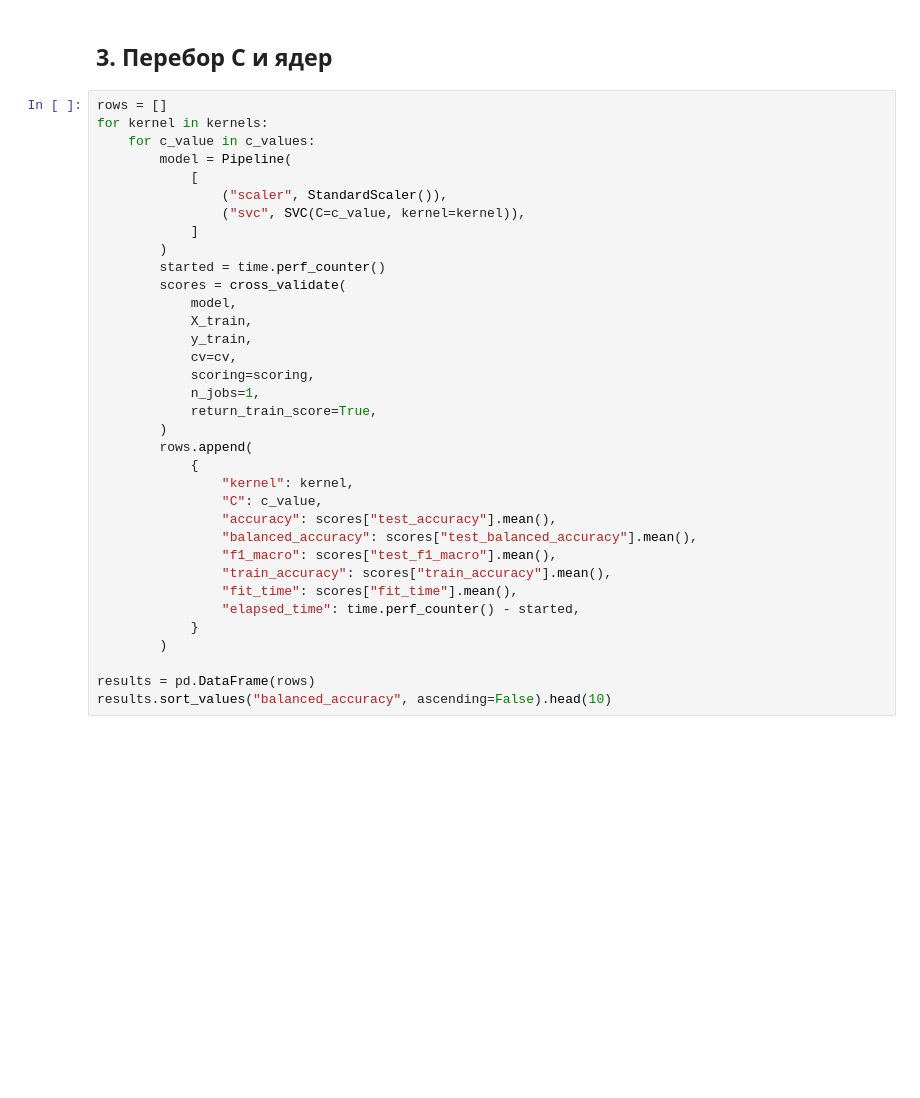
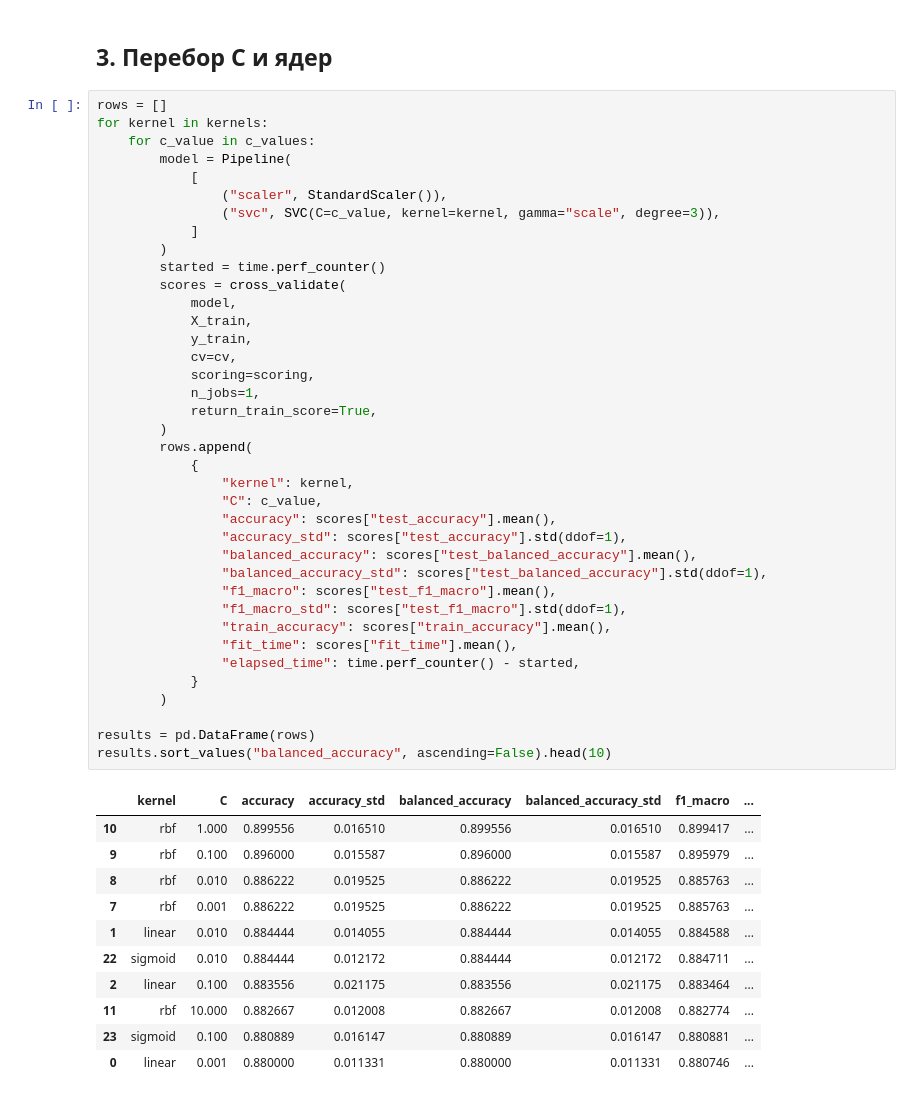
Before and after one commit to Graukern/ml-basics-labs, a Jupyter notebook: individual-assignments/20-Шильдт-Даниэль/src/solution.ipynb, the cells around one changed output. Saved outputs shown, nothing was run; the diff lists cells and outputs as text; blank space fills up the shorter version.

```diff
--- a/individual-assignments/20-Шильдт-Даниэль/src/solution.ipynb
+++ b/individual-assignments/20-Шильдт-Даниэль/src/solution.ipynb
@@ -62,31 +73,46 @@ for kernel in kernels:
         model = Pipeline(
             [
                 ("scaler", StandardScaler()),
-                ("svc", SVC(C=c_value, kernel=kernel)),
+                ("svc", SVC(C=c_value, kernel=kernel, gamma="scale", degree=3)),
             ]
         )
         started = time.perf_counter()
         scores = cross_validate(
             model,
             X_train,
             y_train,
             cv=cv,
             scoring=scoring,
             n_jobs=1,
             return_train_score=True,
         )
         rows.append(
             {
                 "kernel": kernel,
                 "C": c_value,
                 "accuracy": scores["test_accuracy"].mean(),
+                "accuracy_std": scores["test_accuracy"].std(ddof=1),
                 "balanced_accuracy": scores["test_balanced_accuracy"].mean(),
+                "balanced_accuracy_std": scores["test_balanced_accuracy"].std(ddof=1),
                 "f1_macro": scores["test_f1_macro"].mean(),
+                "f1_macro_std": scores["test_f1_macro"].std(ddof=1),
                 "train_accuracy": scores["train_accuracy"].mean(),
                 "fit_time": scores["fit_time"].mean(),
                 "elapsed_time": time.perf_counter() - started,
             }
         )
 
 results = pd.DataFrame(rows)
 results.sort_values("balanced_accuracy", ascending=False).head(10)
+# %% [output]
+|  | kernel | C | accuracy | accuracy_std | balanced_accuracy | balanced_accuracy_std | f1_macro | ... |
+| 10 | rbf | 1.000 | 0.899556 | 0.016510 | 0.899556 | 0.016510 | 0.899417 | ... |
+| 9 | rbf | 0.100 | 0.896000 | 0.015587 | 0.896000 | 0.015587 | 0.895979 | ... |
+| 8 | rbf | 0.010 | 0.886222 | 0.019525 | 0.886222 | 0.019525 | 0.885763 | ... |
+| 7 | rbf | 0.001 | 0.886222 | 0.019525 | 0.886222 | 0.019525 | 0.885763 | ... |
+| 1 | linear | 0.010 | 0.884444 | 0.014055 | 0.884444 | 0.014055 | 0.884588 | ... |
+| 22 | sigmoid | 0.010 | 0.884444 | 0.012172 | 0.884444 | 0.012172 | 0.884711 | ... |
+| 2 | linear | 0.100 | 0.883556 | 0.021175 | 0.883556 | 0.021175 | 0.883464 | ... |
+| 11 | rbf | 10.000 | 0.882667 | 0.012008 | 0.882667 | 0.012008 | 0.882774 | ... |
+| 23 | sigmoid | 0.100 | 0.880889 | 0.016147 | 0.880889 | 0.016147 | 0.880881 | ... |
+| 0 | linear | 0.001 | 0.880000 | 0.011331 | 0.880000 | 0.011331 | 0.880746 | ... |
```
Also changed, not shown: parts of 10 cells of this notebook, 2 other files.
